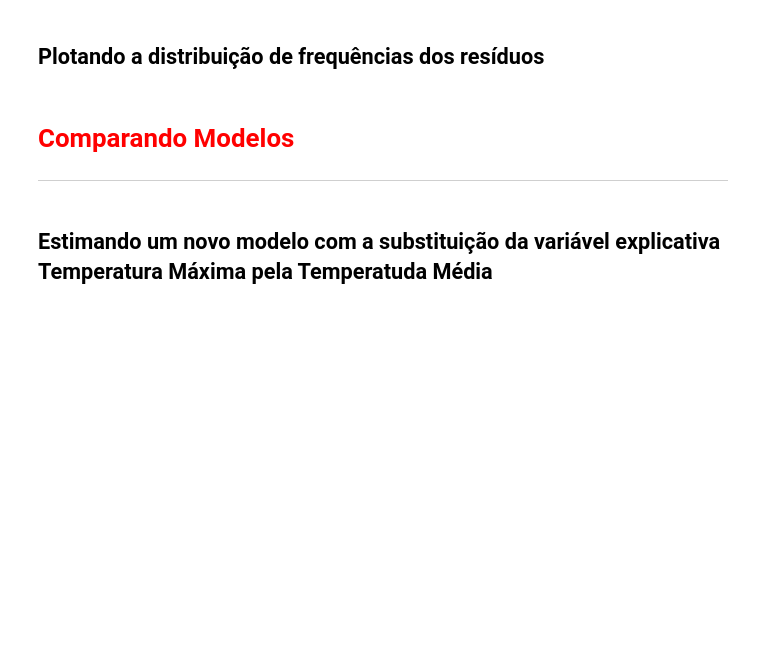
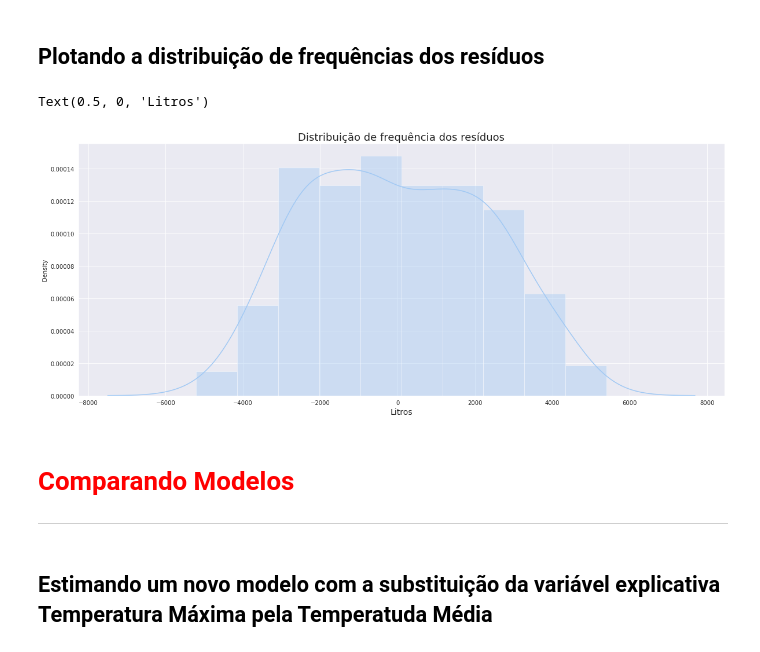
Before and after one commit to lingsv/alura_ds, a Jupyter notebook: regressao/data-science/reg-linear/Projeto/Regressão Linear.ipynb, the cells around one changed output. Drawn from its saved outputs; the diff is of its cells as text; code cells hidden in the pictures; blank space fills up the shorter version.

```diff
--- a/regressao/data-science/reg-linear/Projeto/Regressão Linear.ipynb
+++ b/regressao/data-science/reg-linear/Projeto/Regressão Linear.ipynb
@@ -480,5 +574,13 @@ Fonte: Econometria Básica - 5ª edição - Gujarati e Porter
 # %% [markdown]
 ## Plotando a distribuição de frequências dos resíduos
+# %%
+ax = sns.distplot(residuos)
+ax.figure.set_size_inches(20,8)
+ax.set_title('Distribuição de frequência dos resíduos', fontsize=18)
+ax.set_xlabel('Litros', fontsize=14)
+# %% [output]
+Text(0.5, 0, 'Litros')
+[figure, added]
 # %% [markdown]
 # <font color='red' style='font-size: 30px;'>Comparando Modelos</font>
 <hr style='border: 2px solid red;'>
```
Also changed, not shown: parts of 15 cells of this notebook.
